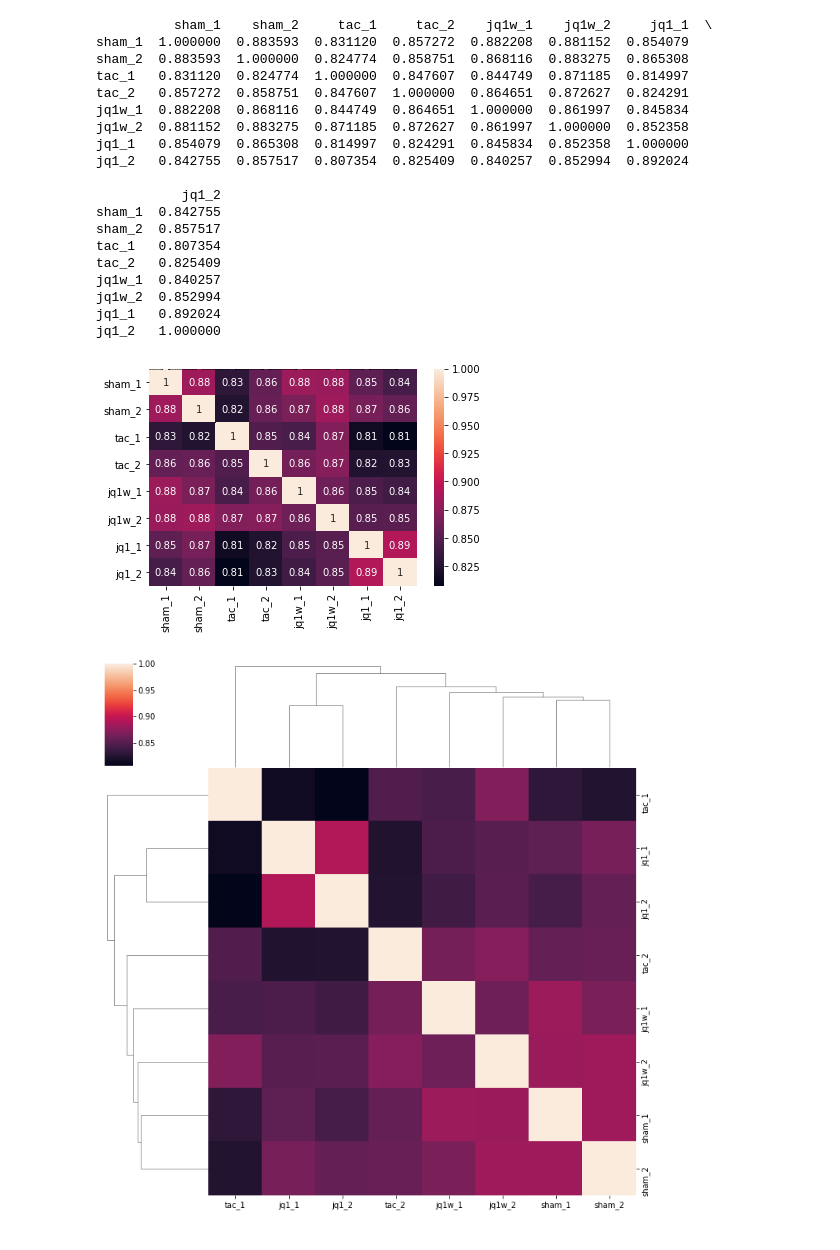
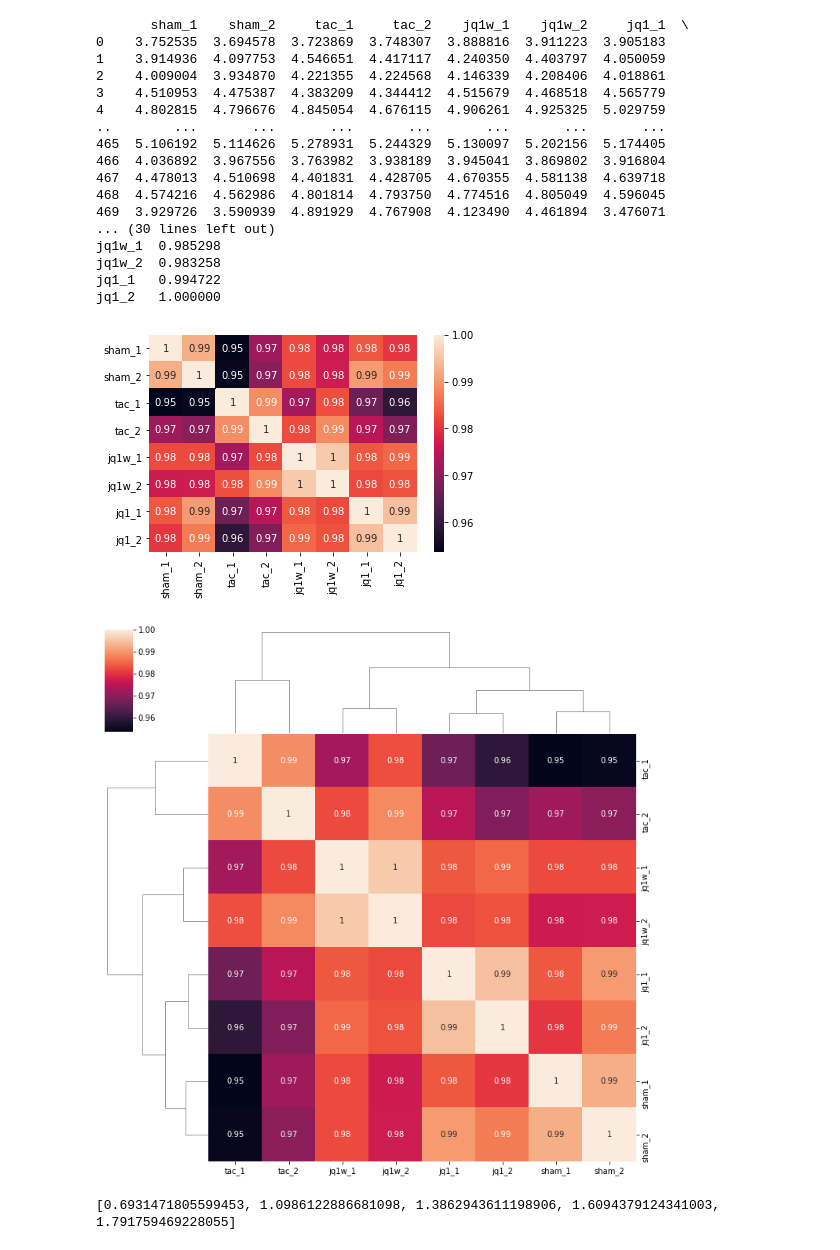
Before and after one commit to code-s-witch/Pollard-Lab, a Jupyter notebook: correlation_analysis.ipynb, the cells around one changed output. Drawn from its saved outputs; the diff is of its cells as text; code cells hidden in the pictures.

```diff
--- a/correlation_analysis.ipynb
+++ b/correlation_analysis.ipynb
@@ -15,7 +15,7 @@ sampleDict = {}
 
 #retrieve samples from specified experiment
 #experimental data
-exp = "RNA"
+exp = "ATAC"
 
 #file holding 16 sample names
 #8 samples per experiment
@@ -26,10 +26,11 @@ samples = ds.getFileNames(samples_dir, exp)
 
 #normalize the data using CPM or CPKM
 #if CPM is True then we normalize by CPM, else we normalize by CPKM
-CPM_bool = True
+CPM_bool = False
 
 ds.normalize(CPM_bool, rel_path, samples, sampleDict )
 
+# print(sampleDict)
 
 #create data frame and rename columns from sample name to conditions
 #with replicate number <condition_repl>
@@ -43,62 +44,67 @@ df.rename(columns={samples[0]:'sham_1',
                     samples[6]:'jq1_1',
                     samples[7]:'jq1_2',},
                     inplace=True)
-# print(df)
+print(df)
 
 #not necessarily sequential analysis
 #-----------------Analysis part 1: Violin and Swarmplot--------------------
 #create figure objects
-violin = sns.violinplot(data=df, inner = None)
-swarmplot = sns.swarmplot(data=df,color="black", edgecolor="gray", size=2)
+# violin = sns.violinplot(data=df, inner = None)
+# swarmplot = sns.swarmplot(data=df,color="black", edgecolor="gray", size=2)
 
 #get figure and save figure
 norm = ''
 if CPM_bool == True:
     norm = "CPM"
 else:
     norm = "CPKM"
 img_format = '.png'
 figure1 = "violin_swarmplot"
 filename1 = figure1 + '_' + exp + '_' + "samples" + '_' + norm + img_format
 # fig1 = swarmplot.get_figure()
 # fig1.savefig(filename1)
 
 
 #-----------------Analysis part 2: Heatmap and Clustermap------------------
 #create correlation matrix using the pearson correlation coefficient
 corr_matrix = df.corr(method = 'pearson')
 print(corr_matrix)
 
 heatmap = sns.heatmap(corr_matrix, annot=True)
-cluster = sns.clustermap(corr_matrix)
+cluster = sns.clustermap(corr_matrix, annot=True)
 
 figure2 = "heatmap"
 filename2 = figure2 + '_' + exp + '_' + "samples" + '_' + norm + img_format
-# fig2 = heatmap.get_figure()
-# fig2.savefig(filename2)
+fig2 = heatmap.get_figure()
+fig2.savefig(filename2,bbox_inches='tight')
 
 figure3 = "clustermap"
 filename3 = figure3 + '_' + exp + '_' + "samples" + '_' + norm + img_format
-# cluster.savefig(filename3)
+cluster.savefig(filename3)
 # %% [output]
-          sham_1    sham_2     tac_1     tac_2    jq1w_1    jq1w_2     jq1_1  \
-sham_1  1.000000  0.883593  0.831120  0.857272  0.882208  0.881152  0.854079
-sham_2  0.883593  1.000000  0.824774  0.858751  0.868116  0.883275  0.865308
-tac_1   0.831120  0.824774  1.000000  0.847607  0.844749  0.871185  0.814997
-tac_2   0.857272  0.858751  0.847607  1.000000  0.864651  0.872627  0.824291
-jq1w_1  0.882208  0.868116  0.844749  0.864651  1.000000  0.861997  0.845834
-jq1w_2  0.881152  0.883275  0.871185  0.872627  0.861997  1.000000  0.852358
-jq1_1   0.854079  0.865308  0.814997  0.824291  0.845834  0.852358  1.000000
-jq1_2   0.842755  0.857517  0.807354  0.825409  0.840257  0.852994  0.892024
-
-           jq1_2
-sham_1  0.842755
-sham_2  0.857517
-tac_1   0.807354
-tac_2   0.825409
-jq1w_1  0.840257
-jq1w_2  0.852994
-jq1_1   0.892024
+       sham_1    sham_2     tac_1     tac_2    jq1w_1    jq1w_2     jq1_1  \
+0    3.752535  3.694578  3.723869  3.748307  3.888816  3.911223  3.905183
+1    3.914936  4.097753  4.546651  4.417117  4.240350  4.403797  4.050059
+2    4.009004  3.934870  4.221355  4.224568  4.146339  4.208406  4.018861
+3    4.510953  4.475387  4.383209  4.344412  4.515679  4.468518  4.565779
+4    4.802815  4.796676  4.845054  4.676115  4.906261  4.925325  5.029759
+..        ...       ...       ...       ...       ...       ...       ...
+465  5.106192  5.114626  5.278931  5.244329  5.130097  5.202156  5.174405
+466  4.036892  3.967556  3.763982  3.938189  3.945041  3.869802  3.916804
+467  4.478013  4.510698  4.401831  4.428705  4.670355  4.581138  4.639718
+468  4.574216  4.562986  4.801814  4.793750  4.774516  4.805049  4.596045
+469  3.929726  3.590939  4.891929  4.767908  4.123490  4.461894  3.476071
+... (30 lines left out)
+jq1w_1  0.985298
+jq1w_2  0.983258
+jq1_1   0.994722
 jq1_2   1.000000
-[figure, old version]
+[figure, new version]
-[figure, old version]
+[figure, new version]
+# %%
+import numpy as np
+listx = [1,2,3,4,5]
+log_list = [np.log(x+1) for x in listx]
+print(log_list)
+# %% [output]
+[0.6931471805599453, 1.0986122886681098, 1.3862943611198906, 1.6094379124341003, 1.791759469228055]
```
Also changed, not shown: 3 other files.
